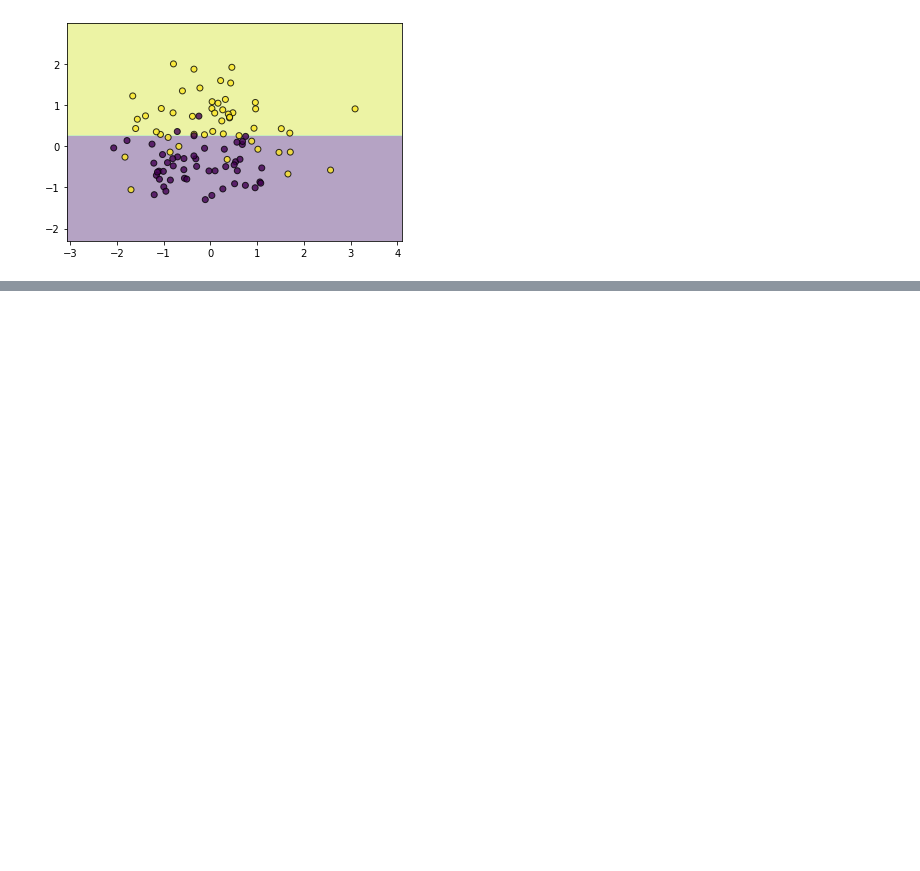
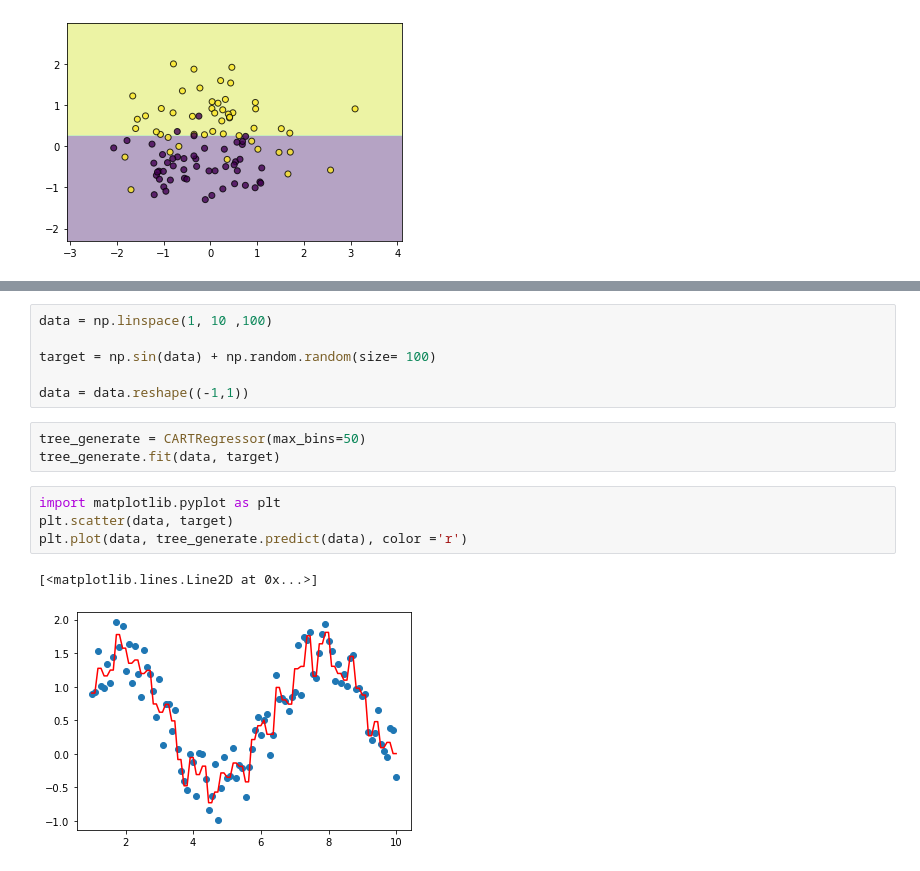
Before and after one commit to attemptto/MachineLearning, a Jupyter notebook: MachineLearning/decision Tree.ipynb, the cells around one changed output, grey strips where cells are left out. Drawn from its saved outputs; the diff is of its cells as text; blank space fills up the shorter version.

```diff
--- a/MachineLearning/decision Tree.ipynb
+++ b/MachineLearning/decision Tree.ipynb
@@ -273,0 +438,16 @@ utils.plot_decision_function(data, target, tree)
+# %%
+data = np.linspace(1, 10 ,100)
+
+target = np.sin(data) + np.random.random(size= 100)
+
+data = data.reshape((-1,1))
+# %%
+tree_generate = CARTRegressor(max_bins=50)
+tree_generate.fit(data, target)
+# %%
+import matplotlib.pyplot as plt
+plt.scatter(data, target)
+plt.plot(data, tree_generate.predict(data), color ='r')
+# %% [output]
+[<matplotlib.lines.Line2D at 0x...>]
+[figure, added]
```
Also changed, not shown: parts of 4 cells of this notebook, 1 other file.
